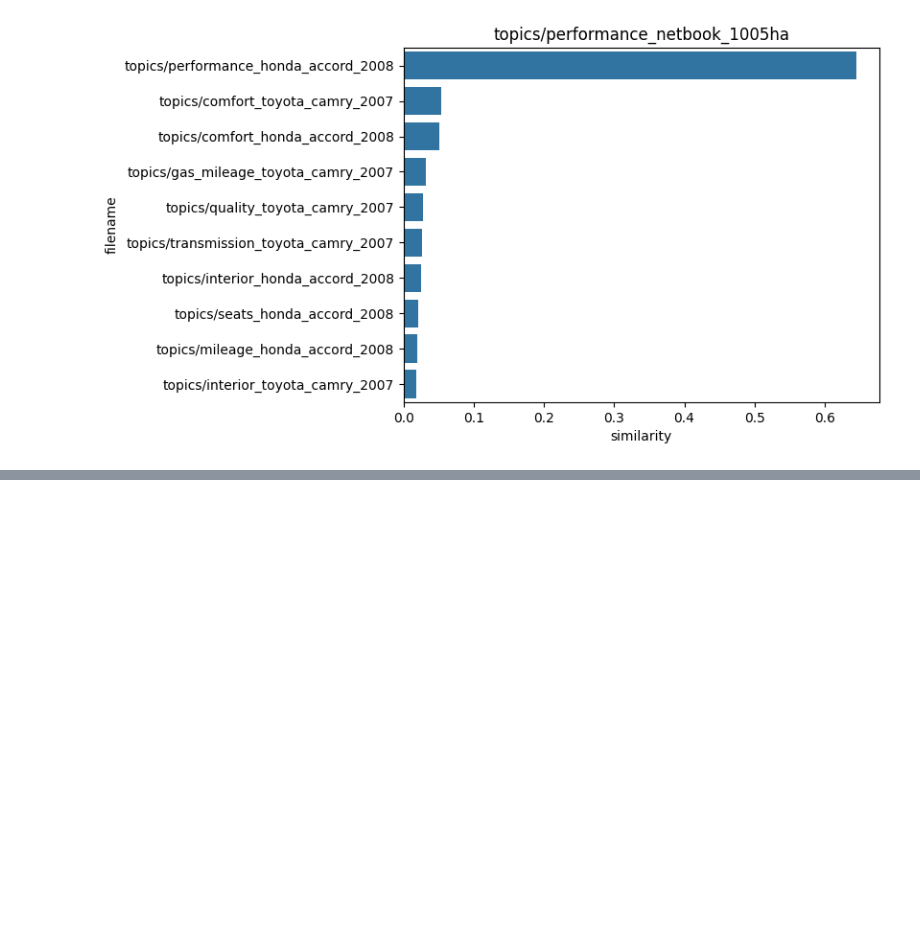
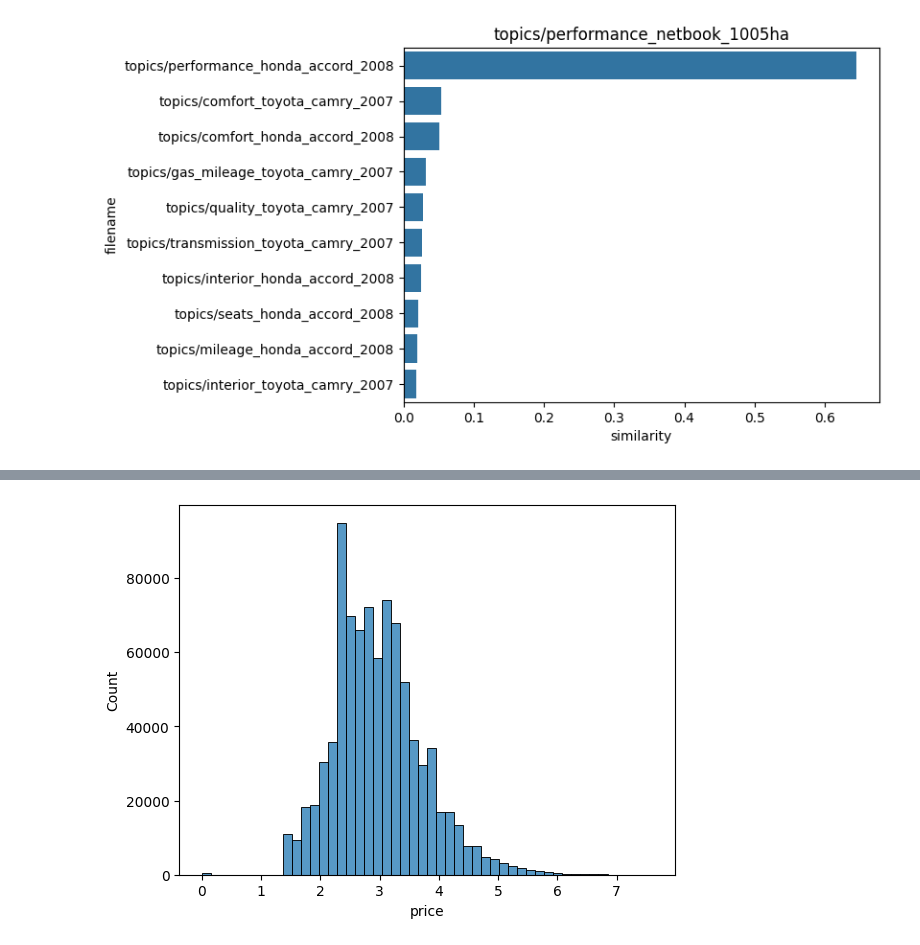
Before and after one commit to suhyeon03/study_ML_, a Jupyter notebook: _text_mining_practice.ipynb, the cells around one changed output, grey strips where cells are left out. Drawn from its saved outputs; the diff is of its cells as text; code cells hidden in the pictures; blank space fills up the shorter version.

```diff
--- a/_text_mining_practice.ipynb
+++ b/_text_mining_practice.ipynb
@@ -1675,0 +1824,8 @@ Text(0.5, 1.0, 'topics/performance_netbook_1005ha')
+# %%
+import numpy as np
+
+y_train_df = np.log1p(y_train_df)
+sns.histplot(y_train_df, bins=50)
+plt.show()
+# %% [output]
+[figure, added]
```
Also changed, not shown: parts of 35 cells of this notebook.
